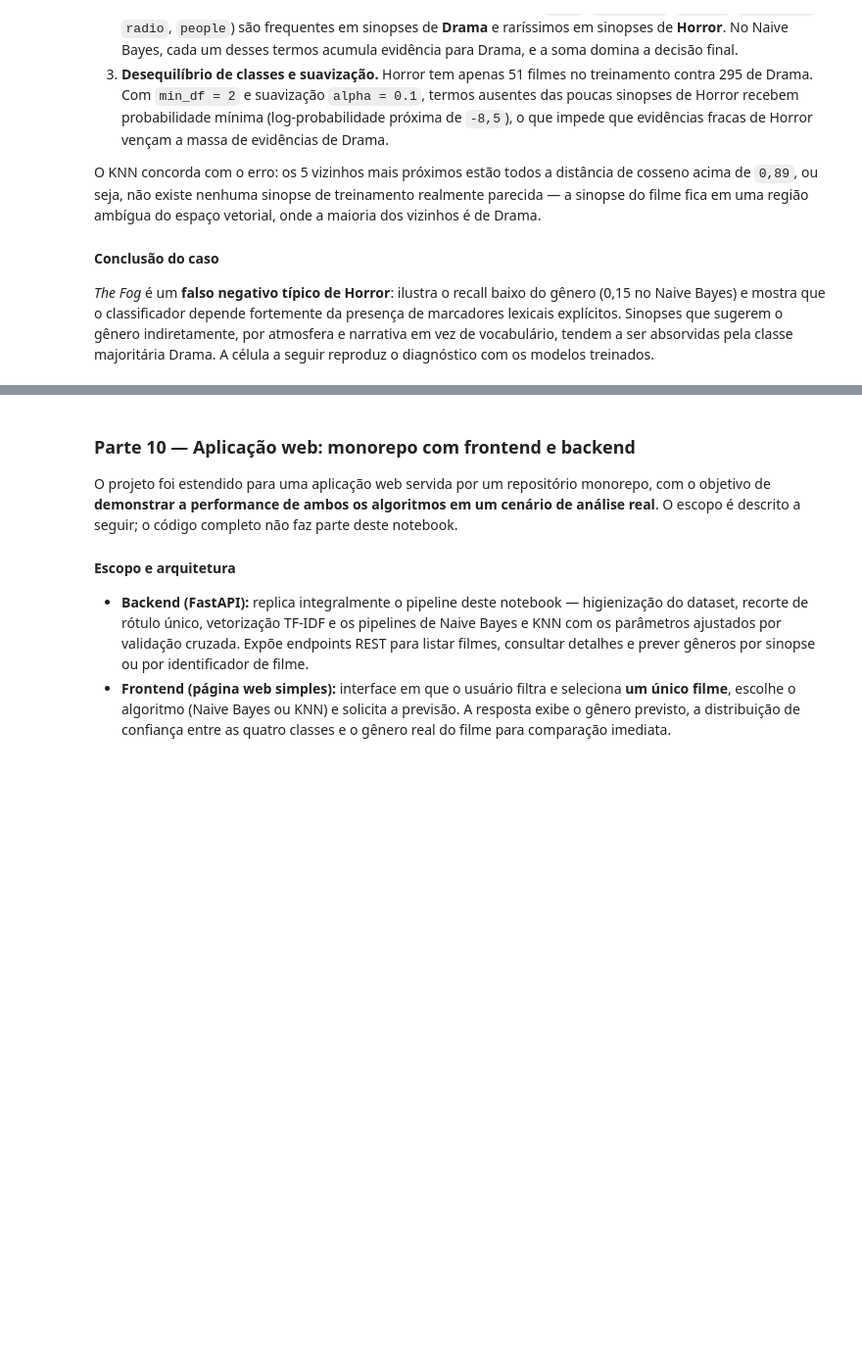
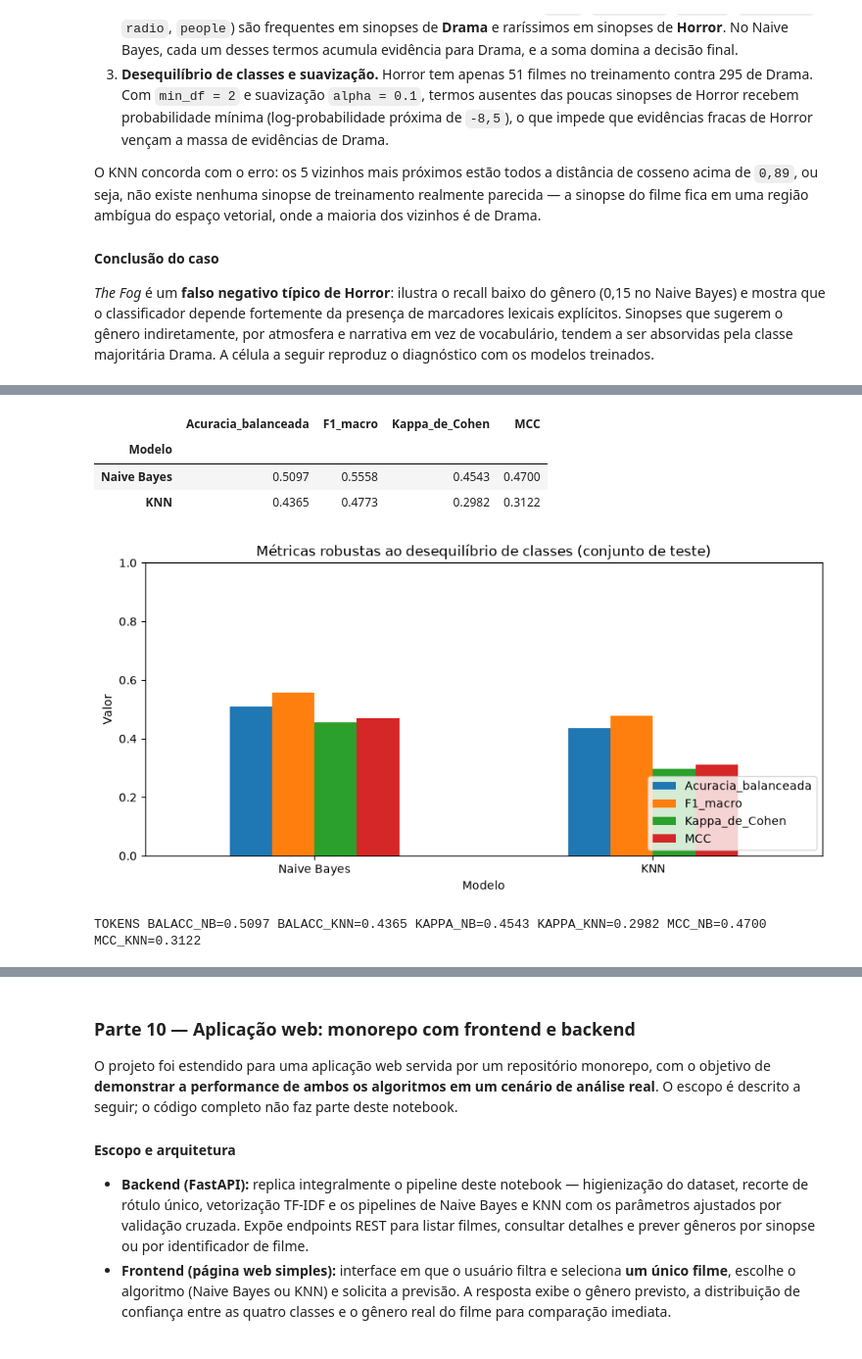
Before and after one commit to J-jota/genre-classifier, a Jupyter notebook: notebooks/Classificação de Gêneros por Sinopse.ipynb, the cells around one changed output, grey strips where cells are left out. Shown at 98% size. Drawn from its saved outputs; the diff is of its cells as text; code cells hidden in the pictures; blank space fills up the shorter version.

```diff
--- a/notebooks/Classificação de Gêneros por Sinopse.ipynb
+++ b/notebooks/Classificação de Gêneros por Sinopse.ipynb
@@ -696,0 +844,40 @@ for termo in ['ghost', 'demon', 'curse', 'mysterious', 'strange', 'dark']:
+# %%
+linhas_metricas = []
+for nome in buscas:
+    prev = previsoes[nome]
+    linhas_metricas.append({
+        'Modelo': nome,
+        'Acuracia_balanceada': balanced_accuracy_score(y_test, prev),
+        'F1_macro': precision_recall_fscore_support(
+            y_test, prev, average='macro', zero_division=0
+        )[2],
+        'Kappa_de_Cohen': cohen_kappa_score(y_test, prev),
+        'MCC': matthews_corrcoef(y_test, prev),
+    })
+
+metricas_desbalanceadas = pd.DataFrame(linhas_metricas).set_index('Modelo')
+display(metricas_desbalanceadas.round(4))
+
+fig, ax = plt.subplots(figsize=(9, 4.5))
+metricas_desbalanceadas.plot(kind='bar', ax=ax, ylim=(0, 1))
+ax.set_title('Métricas robustas ao desequilíbrio de classes (conjunto de teste)')
+ax.set_ylabel('Valor')
+ax.tick_params(axis='x', rotation=0)
+ax.legend(loc='lower right')
+plt.tight_layout()
+plt.show()
+
+print('TOKENS '
+      f"BALACC_NB={metricas_desbalanceadas.loc['Naive Bayes', 'Acuracia_balanceada']:.4f} "
+      f"BALACC_KNN={metricas_desbalanceadas.loc['KNN', 'Acuracia_balanceada']:.4f} "
+      f"KAPPA_NB={metricas_desbalanceadas.loc['Naive Bayes', 'Kappa_de_Cohen']:.4f} "
+      f"KAPPA_KNN={metricas_desbalanceadas.loc['KNN', 'Kappa_de_Cohen']:.4f} "
+      f"MCC_NB={metricas_desbalanceadas.loc['Naive Bayes', 'MCC']:.4f} "
+      f"MCC_KNN={metricas_desbalanceadas.loc['KNN', 'MCC']:.4f}")
+# %% [output]
+|  | Acuracia_balanceada | F1_macro | Kappa_de_Cohen | MCC |
+| Modelo |  |  |  |  |
+| Naive Bayes | 0.5097 | 0.5558 | 0.4543 | 0.4700 |
+| KNN | 0.4365 | 0.4773 | 0.2982 | 0.3122 |
+[figure, added]
+TOKENS BALACC_NB=0.5097 BALACC_KNN=0.4365 KAPPA_NB=0.4543 KAPPA_KNN=0.2982 MCC_NB=0.4700 MCC_KNN=0.3122
```
Also changed, not shown: parts of 19 cells of this notebook.
